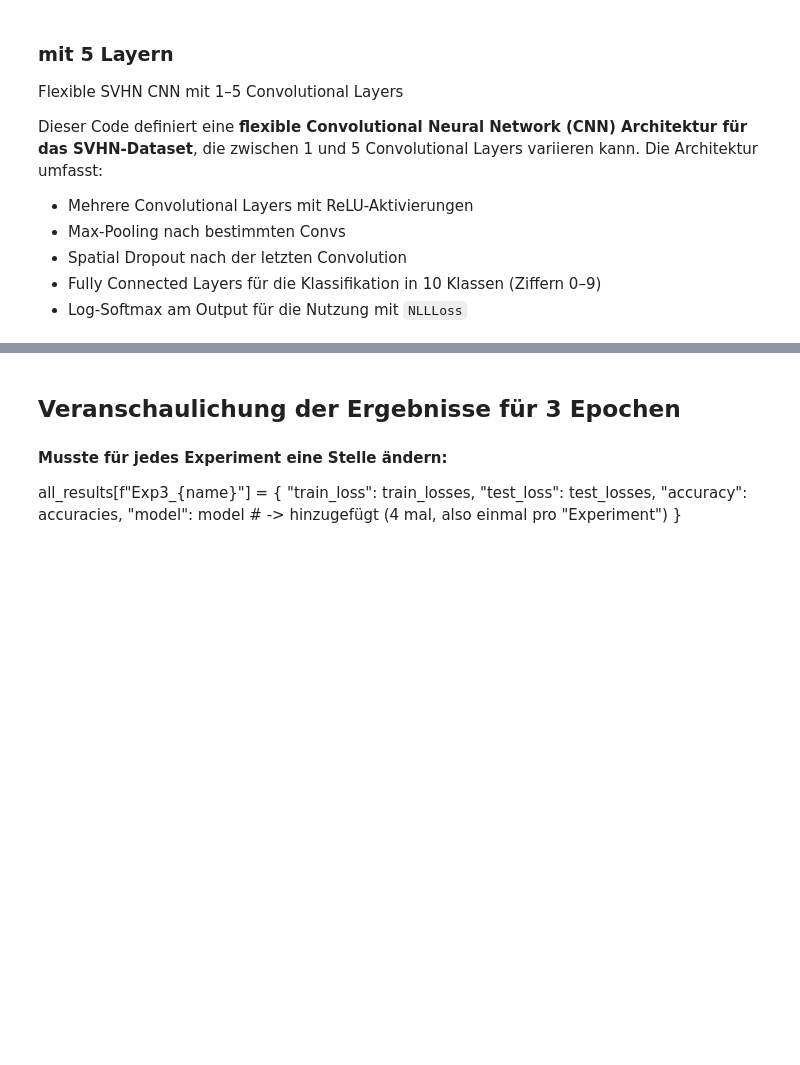
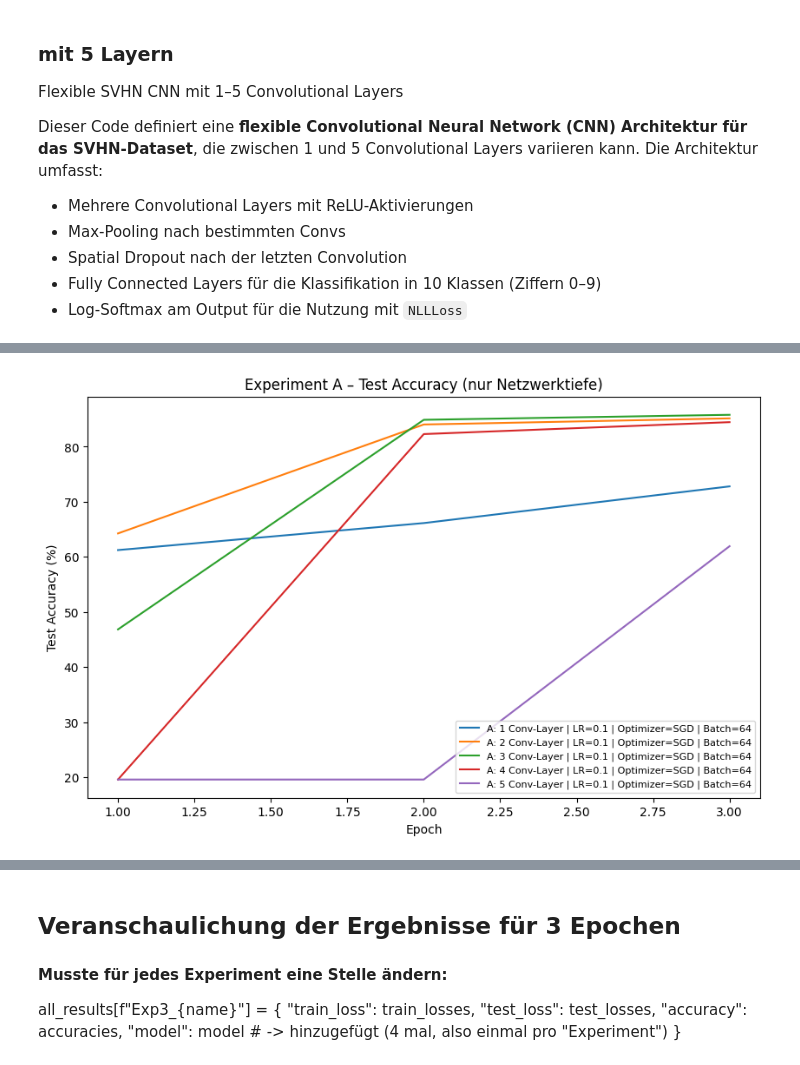
Before and after one commit to Lopo23/CNN, a Jupyter notebook: cnn (1) (1).ipynb, the cells around one changed output, grey strips where cells are left out. Saved outputs shown, nothing was run; the diff lists cells and outputs as text; code cells hidden in the pictures; blank space fills up the shorter version.

```diff
--- a/cnn (1) (1).ipynb
+++ b/cnn (1) (1).ipynb
@@ -1658,35 +1525,37 @@ KeyboardInterrupt:
 # %%
-# --- Experiment 4: Batch Size ---
-# Dictionary zum Speichern aller Ergebnisse
-batch_results = {}
-print("\n=== Experiment 4: Batch Size ===")
-batch_sizes = [32, 64, 128]
-for bs in batch_sizes:
-    train_loader_exp = DataLoader(train_dataset, batch_size=bs, shuffle=True)
-    model = SVHNC5NN(num_conv_layers=2)
-    optimizer = torch.optim.SGD(model.parameters(), lr=0.01, momentum=0.5)
-    train_losses, test_losses, accuracies = run_training(model, optimizer, train_loader_exp, test_loader, n_epochs)
-    batch_results[f"Exp4_BS_{bs}"] = {
+results_layers = {}        # Ergebnisse für Experiment A
+lr_default = 0.1
+batch_default = 64
+
+# ============================================================
+# === Experiment A: Netzwerktiefe (1 bis 5 Conv-Layer) =======
+# ============================================================
+print("=== Experiment A: Netzwerktiefe ===")
+
+for num_conv in [1, 2, 3, 4, 5]:
+    model = SVHNC5NN(num_conv_layers=num_conv)
+    optimizer = torch.optim.SGD(model.parameters(), lr=lr_default, momentum=0.5)
+
+    exp_info = f"A: {num_conv} Conv-Layer | LR={lr_default} | Optimizer=SGD | Batch={batch_default}"
+
+    train_losses, test_losses, accuracies = run_training(
+        model, optimizer, train_loader, test_loader, n_epochs, exp_info=exp_info
+    )
+
+    results_layers[exp_info] = {
         "train_loss": train_losses,
         "test_loss": test_losses,
         "accuracy": accuracies
     }
-for bs in batch_sizes:
-    train_loader_exp = DataLoader(train_dataset, batch_size=bs, shuffle=True)
-    model = SVHNC5NN(num_conv_layers=3)
-    optimizer = torch.optim.SGD(model.parameters(), lr=0.01, momentum=0.5)
-    train_losses, test_losses, accuracies = run_training(model, optimizer, train_loader_exp, test_loader, n_epochs)
-    batch_results[f"Exp4_BS_{bs}"] = {
-        "train_loss": train_losses,
-        "test_loss": test_losses,
-        "accuracy": accuracies
-    }
-# --- Plots: Accuracy pro Experiment ---
-for key, res in batch_results.items():
+
+# ========= Plot für Experiment A ===========
+plt.figure(figsize=(10, 6))
+for key, res in results_layers.items():
     plt.plot(range(1, n_epochs+1), res["accuracy"], label=key)
 
 plt.xlabel("Epoch")
 plt.ylabel("Test Accuracy (%)")
-plt.title("Test Accuracy pro Experiment")
-plt.legend()
+plt.title("Experiment A – Test Accuracy (nur Netzwerktiefe)")
+plt.legend(fontsize=8)
 plt.show()
+# %% [output]
@@ -1692,0 +1578 @@ plt.show()
+[figure, added]
```
Also changed, not shown: parts of 16 cells of this notebook.
